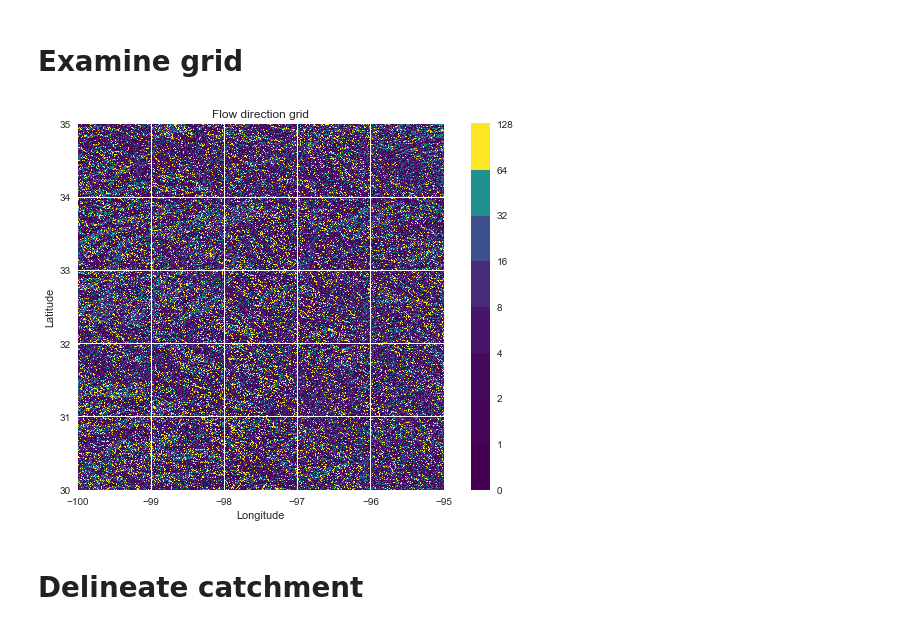
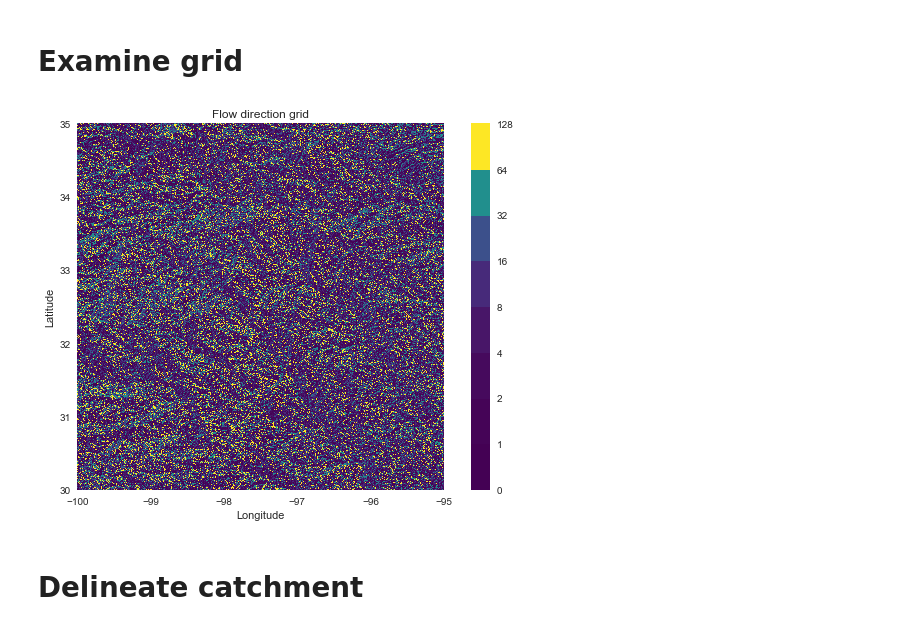
Before and after one commit to mdbartos/pysheds, a Jupyter notebook: examples/quickstart.ipynb, the cells around one changed output. Cells and saved outputs as stored; diff of their text form; code cells hidden in the pictures.

```diff
--- a/examples/quickstart.ipynb
+++ b/examples/quickstart.ipynb
@@ -62,18 +62,19 @@ dirmap = (64,  128,  1,   2,    4,   8,    16,  32)
 # %%
 fig = plt.figure(figsize=(8,6))
 fig.patch.set_alpha(0)
 
-plt.imshow(grid.dir, extent=grid.extent, cmap='viridis')
+plt.imshow(grid.dir, extent=grid.extent, cmap='viridis', zorder=2)
 boundaries = ([0] + sorted(list(dirmap)))
 plt.colorbar(boundaries= boundaries,
              values=sorted(dirmap))
 plt.xlabel('Longitude')
 plt.ylabel('Latitude')
 plt.title('Flow direction grid')
+plt.grid(zorder=-1)
 plt.tight_layout()
 plt.savefig('img/flow_direction.png', bbox_inches='tight')
 # %% [output]
-[figure, old version]
+[figure, new version]
 # %% [markdown]
 # Delineate catchment
 # %%
```
Also changed, not shown: 5 other files.
